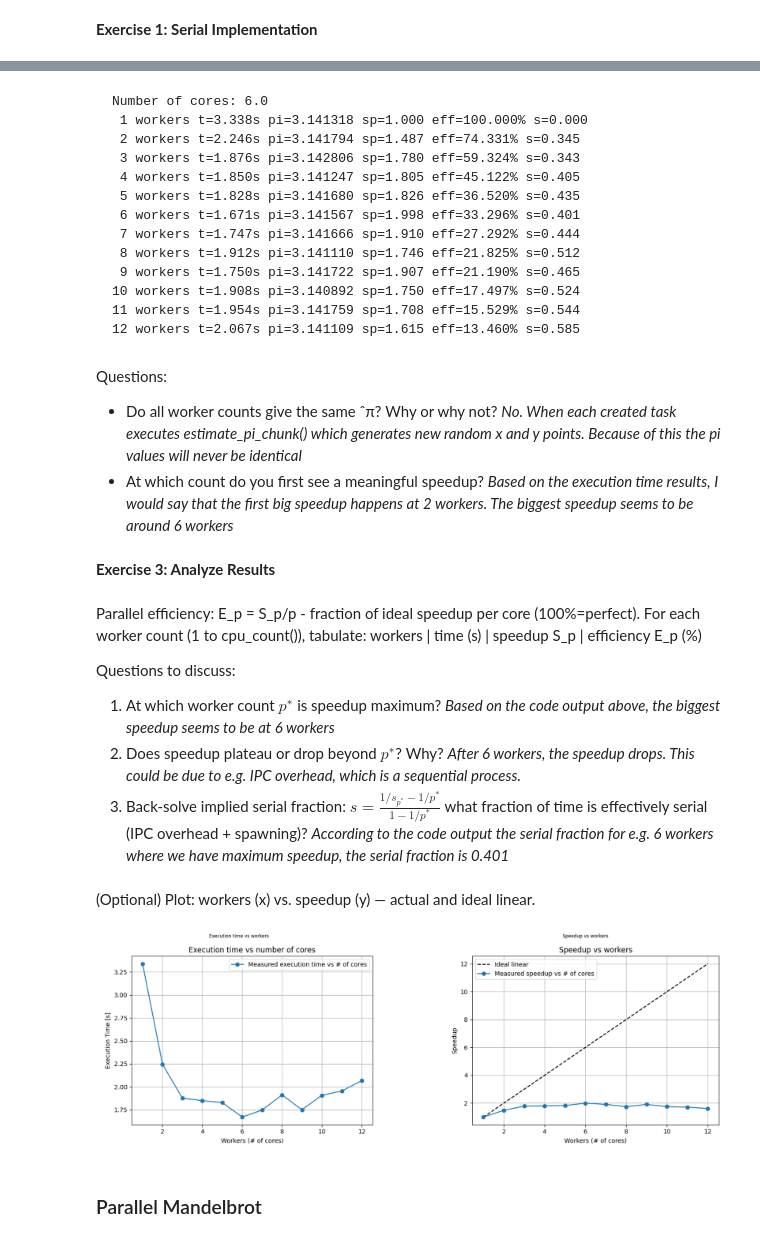
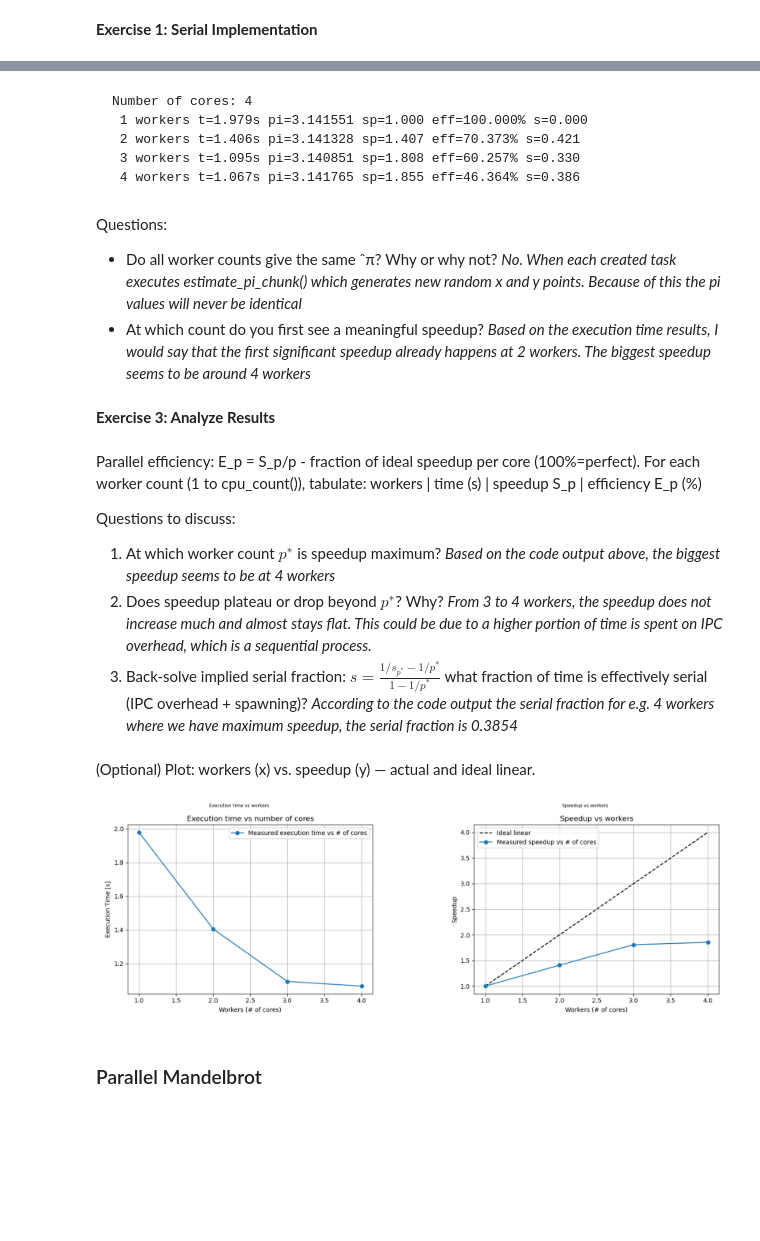
Before and after one commit to NDS8-TCP/nsc-kim, a Jupyter notebook: MP2-KN.ipynb, the cells around one changed output, grey strips where cells are left out. Drawn from its saved outputs; the diff is of its cells as text; code cells hidden in the pictures; blank space fills up the shorter version.

````diff
--- a/MP2-KN.ipynb
+++ b/MP2-KN.ipynb
@@ -169,24 +170,16 @@ if __name__ == '__main__':
     plt.show()
 # %% [markdown]
 ```
-Number of cores: 6.0
- 1 workers t=3.338s pi=3.141318 sp=1.000 eff=100.000% s=0.000
- 2 workers t=2.246s pi=3.141794 sp=1.487 eff=74.331% s=0.345
- 3 workers t=1.876s pi=3.142806 sp=1.780 eff=59.324% s=0.343
- 4 workers t=1.850s pi=3.141247 sp=1.805 eff=45.122% s=0.405
- 5 workers t=1.828s pi=3.141680 sp=1.826 eff=36.520% s=0.435
- 6 workers t=1.671s pi=3.141567 sp=1.998 eff=33.296% s=0.401
- 7 workers t=1.747s pi=3.141666 sp=1.910 eff=27.292% s=0.444
- 8 workers t=1.912s pi=3.141110 sp=1.746 eff=21.825% s=0.512
- 9 workers t=1.750s pi=3.141722 sp=1.907 eff=21.190% s=0.465
-10 workers t=1.908s pi=3.140892 sp=1.750 eff=17.497% s=0.524
-11 workers t=1.954s pi=3.141759 sp=1.708 eff=15.529% s=0.544
-12 workers t=2.067s pi=3.141109 sp=1.615 eff=13.460% s=0.585
+Number of cores: 4
+ 1 workers t=1.979s pi=3.141551 sp=1.000 eff=100.000% s=0.000
+ 2 workers t=1.406s pi=3.141328 sp=1.407 eff=70.373% s=0.421
+ 3 workers t=1.095s pi=3.140851 sp=1.808 eff=60.257% s=0.330
+ 4 workers t=1.067s pi=3.141765 sp=1.855 eff=46.364% s=0.386
 ```
 # %% [markdown]
 Questions:
 * Do all worker counts give the same ˆπ? Why or why not? *No. When each created task executes estimate_pi_chunk() which generates new random x and y points. Because of this the pi values will never be identical*
-* At which count do you first see a meaningful speedup? *Based on the execution time results, I would say that the first big speedup happens at 2 workers. The biggest speedup seems to be around 6 workers*
+* At which count do you first see a meaningful speedup? *Based on the execution time results, I would say that the first significant speedup already happens at 2 workers. The biggest speedup seems to be around 4 workers*
 # %% [markdown]
 **Exercise 3: Analyze Results**
 # %% [markdown]
@@ -194,29 +187,29 @@ Parallel efficiency: E_p = S_p/p - fraction of ideal speedup per core (100%=perf
 For each worker count (1 to cpu_count()), tabulate: workers | time (s) | speedup S_p | efficiency E_p (%)
 
 Questions to discuss:
-1. At which worker count $p^∗$ is speedup maximum? *Based on the code output above, the biggest speedup seems to be at 6 workers*
-2. Does speedup plateau or drop beyond $p^∗$? Why? *After 6 workers, the speedup drops. This could be due to e.g. IPC overhead, which is a sequential process.*
-3. Back-solve implied serial fraction: $s=\frac{1/s_{p^*}-1/p^*}{1-1/p^*}$ what fraction of time is effectively serial (IPC overhead + spawning)? *According to the code output the serial fraction for e.g. 6 workers where we have maximum speedup, the serial fraction is 0.401*
+1. At which worker count $p^∗$ is speedup maximum? *Based on the code output above, the biggest speedup seems to be at 4 workers*
+2. Does speedup plateau or drop beyond $p^∗$? Why? *From 3 to 4 workers, the speedup does not increase much and almost stays flat. This could be due to a higher portion of time is spent on IPC overhead, which is a sequential process.*
+3. Back-solve implied serial fraction: $s=\frac{1/s_{p^*}-1/p^*}{1-1/p^*}$ what fraction of time is effectively serial (IPC overhead + spawning)? *According to the code output the serial fraction for e.g. 4 workers where we have maximum speedup, the serial fraction is 0.3854*
 # %% [markdown]
 (Optional) Plot: workers (x) vs. speedup (y) — actual and ideal linear.
 # %%
 import matplotlib.pyplot as plt
 import matplotlib.image as mpimg
 
-img1 = mpimg.imread('execution_time_vs_workers_home_pc.png')
-img2 = mpimg.imread('speedup_vs_workers_home_pc.png')
+img1 = mpimg.imread('execution_time_vs_workers.png')
+img2 = mpimg.imread('speedup_vs_workers.png')
 
 fig, ax = plt.subplots( 1,2, figsize=(30,10) )
 ax[0].imshow(img1)
 ax[0].set_title('Execution time vs workers')
 ax[0].axis('off')
 ax[1].imshow(img2)
 ax[1].set_title('Speedup vs workers')
 ax[1].axis('off')
 
 plt.show()
 # %% [output]
-[figure, old version]
+[figure, new version]
 # %% [markdown]
 ### Parallel Mandelbrot
 # %% [markdown]
````
Also changed, not shown: parts of 28 cells of this notebook, 9 other files.
